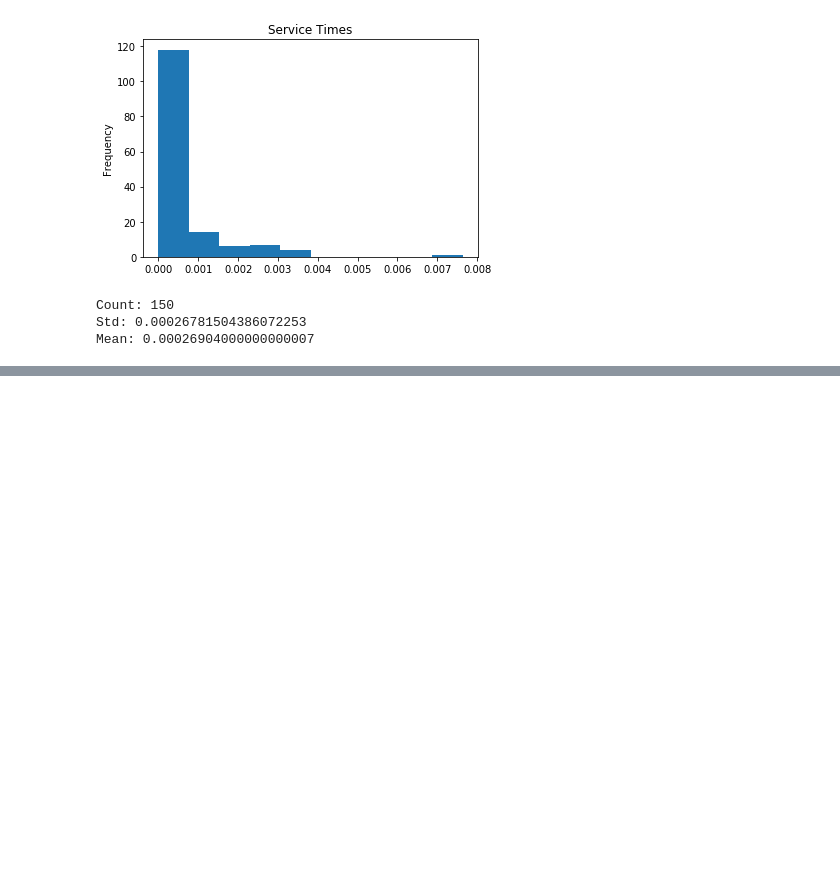
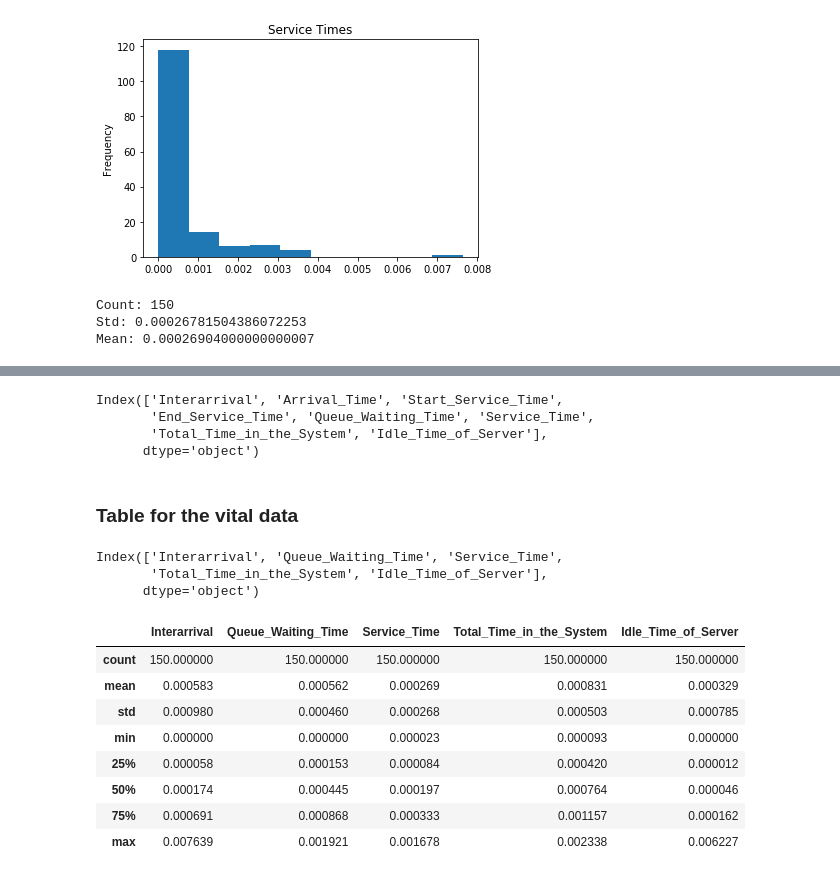
Before and after one commit to MrRutledge/Simulation_Project, a Jupyter notebook: Report using Python & Jupyter Notebook.ipynb, the cells around one changed output, grey strips where cells are left out. Drawn from its saved outputs; the diff is of its cells as text; code cells hidden in the pictures; blank space fills up the shorter version.

```diff
--- a/Report using Python & Jupyter Notebook.ipynb
+++ b/Report using Python & Jupyter Notebook.ipynb
@@ -170,0 +206,9 @@ Mean: 0.00026904000000000007
+# %%
+csv_data.columns
+# %% [output]
+Index(['Interarrival', 'Arrival_Time', 'Start_Service_Time',
+       'End_Service_Time', 'Queue_Waiting_Time', 'Service_Time',
+       'Total_Time_in_the_System', 'Idle_Time_of_Server'],
+      dtype='object')
+# %% [markdown]
+### Table for the vital data
@@ -170,0 +218,18 @@ Mean: 0.00026904000000000007
+# %%
+Vdf.columns
+# %% [output]
+Index(['Interarrival', 'Queue_Waiting_Time', 'Service_Time',
+       'Total_Time_in_the_System', 'Idle_Time_of_Server'],
+      dtype='object')
+# %%
+Vdf.describe()
+# %% [output]
+|  | Interarrival | Queue_Waiting_Time | Service_Time | Total_Time_in_the_System | Idle_Time_of_Server |
+| count | 150.000000 | 150.000000 | 150.000000 | 150.000000 | 150.000000 |
+| mean | 0.000583 | 0.000562 | 0.000269 | 0.000831 | 0.000329 |
+| std | 0.000980 | 0.000460 | 0.000268 | 0.000503 | 0.000785 |
+| min | 0.000000 | 0.000000 | 0.000023 | 0.000093 | 0.000000 |
+| 25% | 0.000058 | 0.000153 | 0.000084 | 0.000420 | 0.000012 |
+| 50% | 0.000174 | 0.000445 | 0.000197 | 0.000764 | 0.000046 |
+| 75% | 0.000691 | 0.000868 | 0.000333 | 0.001157 | 0.000162 |
+| max | 0.007639 | 0.001921 | 0.001678 | 0.002338 | 0.006227 |
```
Also changed, not shown: parts of 15 cells of this notebook, 10 other files.
